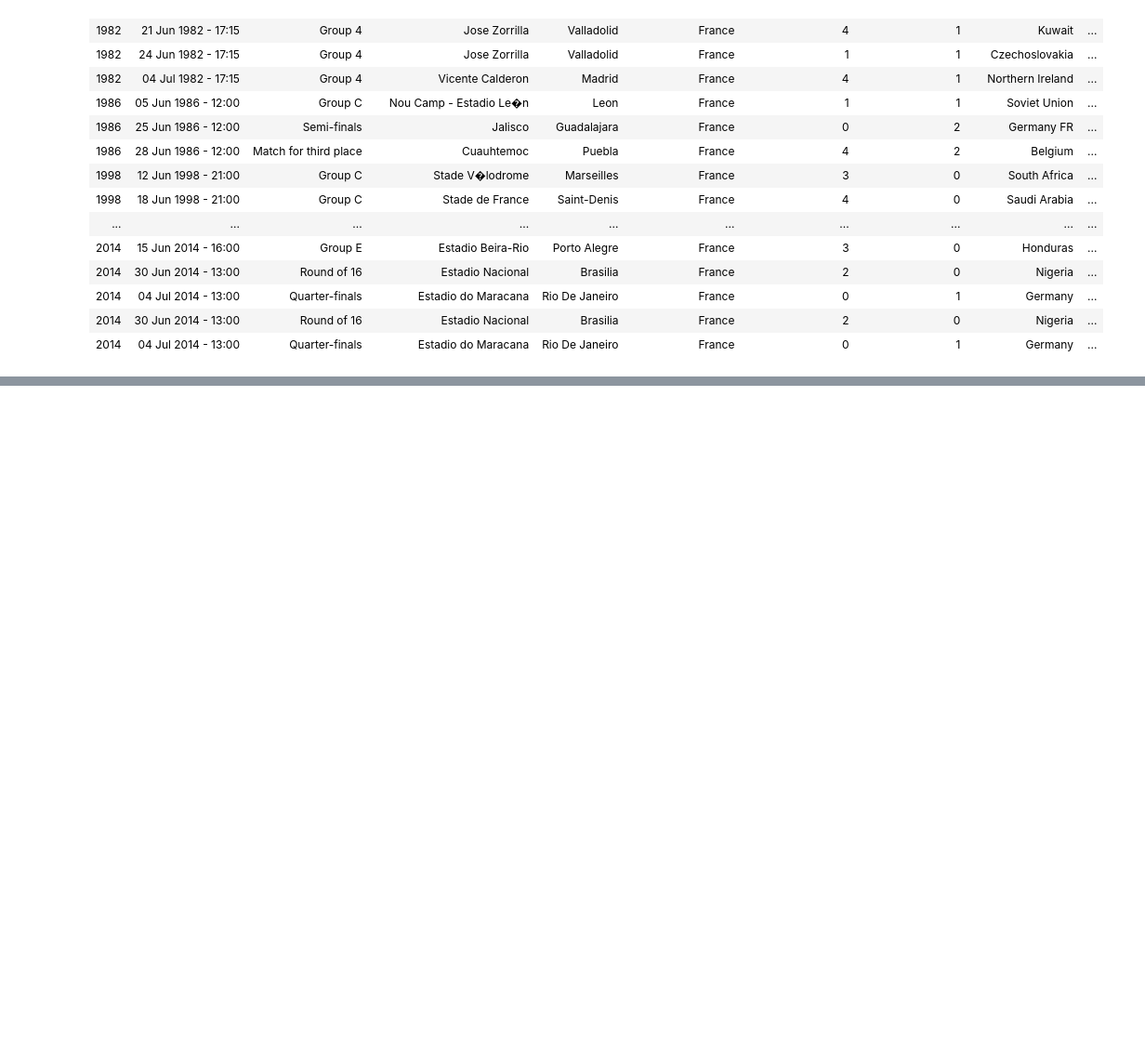
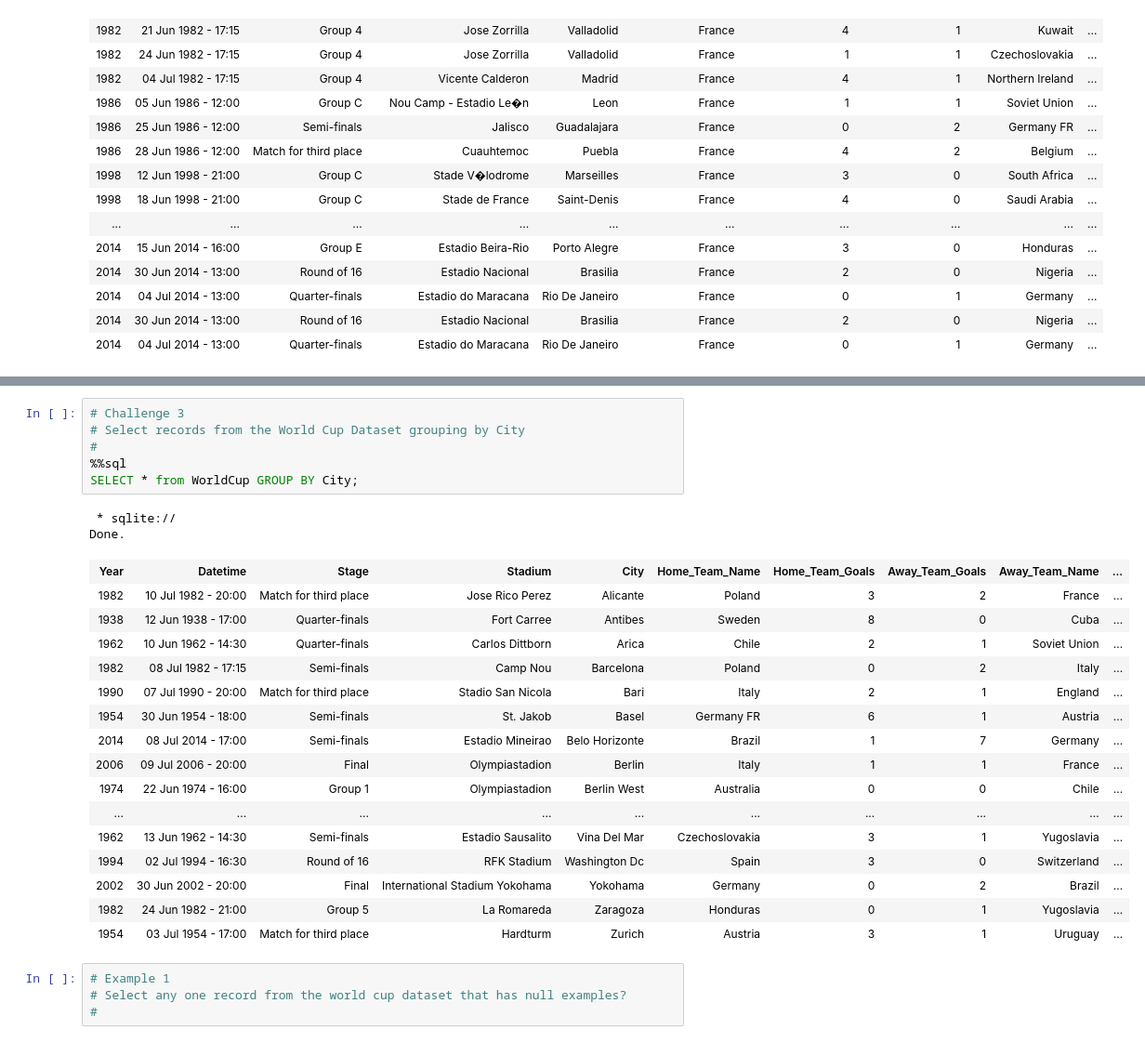
Before and after one commit to ibrahimabdike/sqlwork, a Jupyter notebook: selecting_and_retreiving_data_sql.ipynb, the cells around one changed output, grey strips where cells are left out. Shown: that part at 93% size. Drawn from its saved outputs; the diff is of its cells as text; blank space fills up the shorter version.

Commit message:
Done Wednesday 19th SQL work

```diff
--- a/selecting_and_retreiving_data_sql.ipynb
+++ b/selecting_and_retreiving_data_sql.ipynb
@@ -406,0 +762,29 @@ Done.
+# %%
+# Challenge 3
+# Select records from the World Cup Dataset grouping by City
+#
+%%sql
+SELECT * from WorldCup GROUP BY City;
+# %% [output]
+ * sqlite://
+Done.
+| Year | Datetime | Stage | Stadium | City | Home_Team_Name | Home_Team_Goals | Away_Team_Goals | Away_Team_Name | ... |
+| 1982 | 10 Jul 1982 - 20:00 | Match for third place | Jose Rico Perez | Alicante | Poland | 3 | 2 | France | ... |
+| 1938 | 12 Jun 1938 - 17:00 | Quarter-finals | Fort Carree | Antibes | Sweden | 8 | 0 | Cuba | ... |
+| 1962 | 10 Jun 1962 - 14:30 | Quarter-finals | Carlos Dittborn | Arica | Chile | 2 | 1 | Soviet Union | ... |
+| 1982 | 08 Jul 1982 - 17:15 | Semi-finals | Camp Nou | Barcelona | Poland | 0 | 2 | Italy | ... |
+| 1990 | 07 Jul 1990 - 20:00 | Match for third place | Stadio San Nicola | Bari | Italy | 2 | 1 | England | ... |
+| 1954 | 30 Jun 1954 - 18:00 | Semi-finals | St. Jakob | Basel | Germany FR | 6 | 1 | Austria | ... |
+| 2014 | 08 Jul 2014 - 17:00 | Semi-finals | Estadio Mineirao | Belo Horizonte | Brazil | 1 | 7 | Germany | ... |
+| 2006 | 09 Jul 2006 - 20:00 | Final | Olympiastadion | Berlin | Italy | 1 | 1 | France | ... |
+| 1974 | 22 Jun 1974 - 16:00 | Group 1 | Olympiastadion | Berlin West | Australia | 0 | 0 | Chile | ... |
+| ... | ... | ... | ... | ... | ... | ... | ... | ... | ... |
+| 1962 | 13 Jun 1962 - 14:30 | Semi-finals | Estadio Sausalito | Vina Del Mar | Czechoslovakia | 3 | 1 | Yugoslavia | ... |
+| 1994 | 02 Jul 1994 - 16:30 | Round of 16 | RFK Stadium | Washington Dc | Spain | 3 | 0 | Switzerland | ... |
+| 2002 | 30 Jun 2002 - 20:00 | Final | International Stadium Yokohama | Yokohama | Germany | 0 | 2 | Brazil | ... |
+| 1982 | 24 Jun 1982 - 21:00 | Group 5 | La Romareda | Zaragoza | Honduras | 0 | 1 | Yugoslavia | ... |
+| 1954 | 03 Jul 1954 - 17:00 | Match for third place | Hardturm | Zurich | Austria | 3 | 1 | Uruguay | ... |
+# %%
+# Example 1
+# Select any one record from the world cup dataset that has null examples?
+#
```
Also changed, not shown: parts of 24 cells of this notebook.
